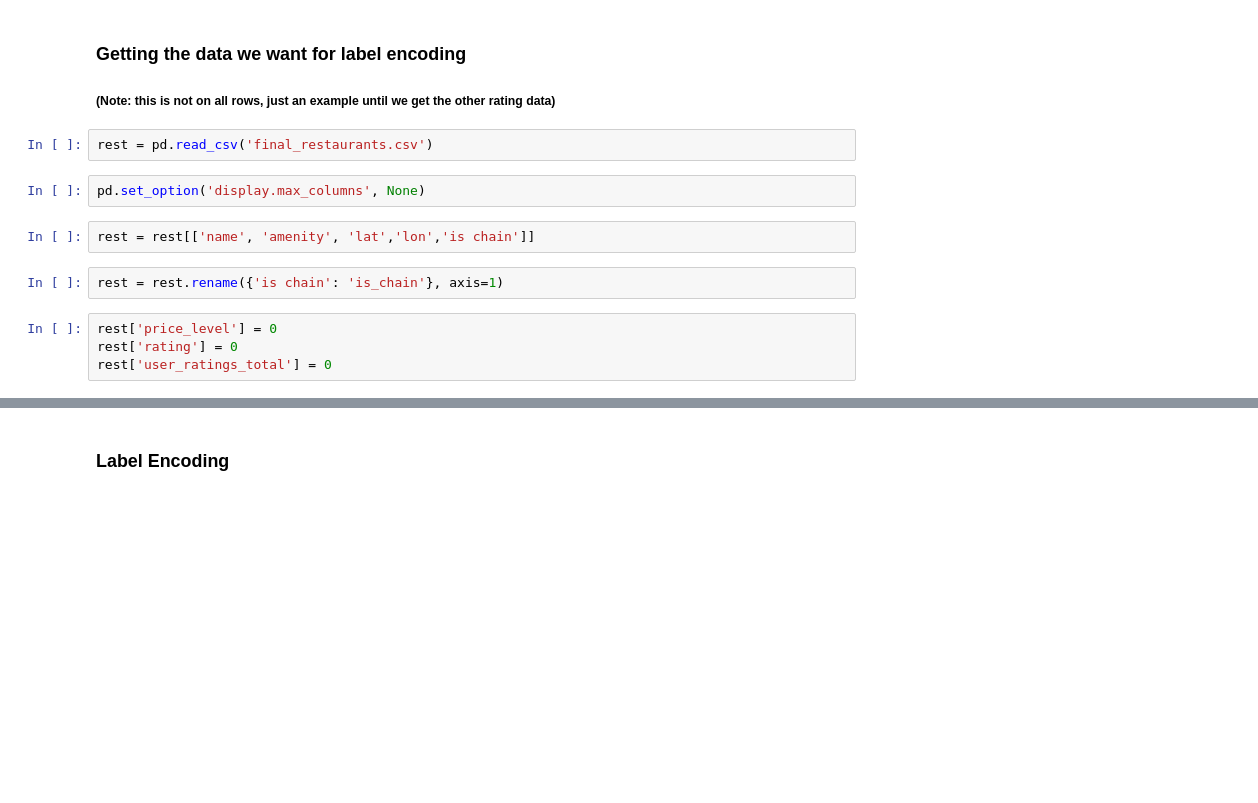
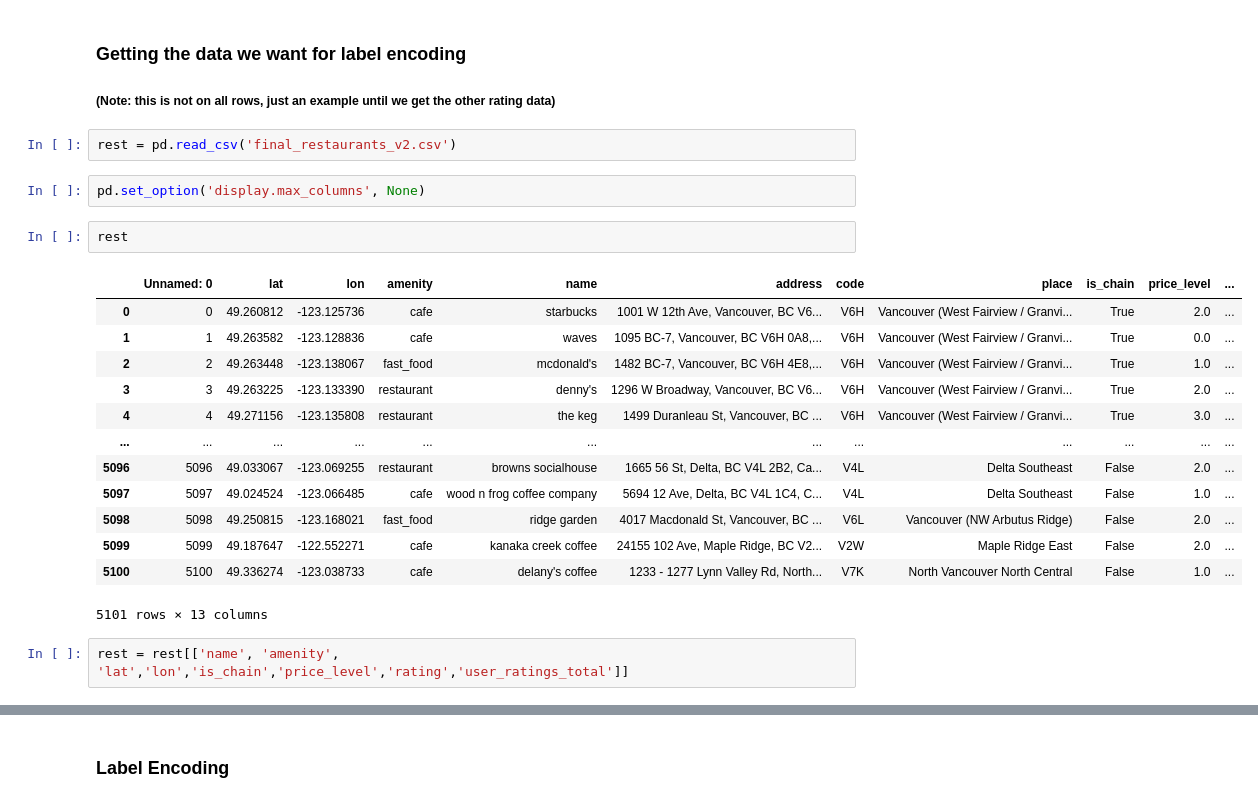
Before and after one commit to jeanetteandrews/RestaurantDensity, a Jupyter notebook: hot_encoding.ipynb, the cells around one changed output, grey strips where cells are left out. Drawn from its saved outputs; the diff is of its cells as text; blank space fills up the shorter version.

```diff
--- a/hot_encoding.ipynb
+++ b/hot_encoding.ipynb
@@ -8,17 +8,27 @@ from sklearn.preprocessing import LabelEncoder
 ### Getting the data we want for label encoding
 ##### (Note: this is not on all rows, just an example until we get the other rating data)
 # %%
-rest = pd.read_csv('final_restaurants.csv')
+rest = pd.read_csv('final_restaurants_v2.csv')
 # %%
 pd.set_option('display.max_columns', None)
+# %%
+rest
+# %% [output]
+|  | Unnamed: 0 | lat | lon | amenity | name | address | code | place | is_chain | price_level | ... |
+| 0 | 0 | 49.260812 | -123.125736 | cafe | starbucks | 1001 W 12th Ave, Vancouver, BC V6... | V6H | Vancouver (West Fairview / Granvi... | True | 2.0 | ... |
+| 1 | 1 | 49.263582 | -123.128836 | cafe | waves | 1095 BC-7, Vancouver, BC V6H 0A8,... | V6H | Vancouver (West Fairview / Granvi... | True | 0.0 | ... |
+| 2 | 2 | 49.263448 | -123.138067 | fast_food | mcdonald's | 1482 BC-7, Vancouver, BC V6H 4E8,... | V6H | Vancouver (West Fairview / Granvi... | True | 1.0 | ... |
+| 3 | 3 | 49.263225 | -123.133390 | restaurant | denny's | 1296 W Broadway, Vancouver, BC V6... | V6H | Vancouver (West Fairview / Granvi... | True | 2.0 | ... |
+| 4 | 4 | 49.271156 | -123.135808 | restaurant | the keg | 1499 Duranleau St, Vancouver, BC ... | V6H | Vancouver (West Fairview / Granvi... | True | 3.0 | ... |
+| ... | ... | ... | ... | ... | ... | ... | ... | ... | ... | ... | ... |
+| 5096 | 5096 | 49.033067 | -123.069255 | restaurant | browns socialhouse | 1665 56 St, Delta, BC V4L 2B2, Ca... | V4L | Delta Southeast | False | 2.0 | ... |
+| 5097 | 5097 | 49.024524 | -123.066485 | cafe | wood n frog coffee company | 5694 12 Ave, Delta, BC V4L 1C4, C... | V4L | Delta Southeast | False | 1.0 | ... |
+| 5098 | 5098 | 49.250815 | -123.168021 | fast_food | ridge garden | 4017 Macdonald St, Vancouver, BC ... | V6L | Vancouver (NW Arbutus Ridge) | False | 2.0 | ... |
+| 5099 | 5099 | 49.187647 | -122.552271 | cafe | kanaka creek coffee | 24155 102 Ave, Maple Ridge, BC V2... | V2W | Maple Ridge East | False | 2.0 | ... |
+| 5100 | 5100 | 49.336274 | -123.038733 | cafe | delany's coffee | 1233 - 1277 Lynn Valley Rd, North... | V7K | North Vancouver North Central | False | 1.0 | ... |
+5101 rows × 13 columns
 # %%
-rest = rest[['name', 'amenity', 'lat','lon','is chain']]
+rest = rest[['name', 'amenity', 'lat','lon','is_chain','price_level','rating','user_ratings_total']]
-# %%
-rest = rest.rename({'is chain': 'is_chain'}, axis=1)
-# %%
-rest['price_level'] = 0
-rest['rating'] = 0
-rest['user_ratings_total'] = 0
 # %%
 rest
 # %% [output]
```
Also changed, not shown: parts of 5 cells of this notebook.
